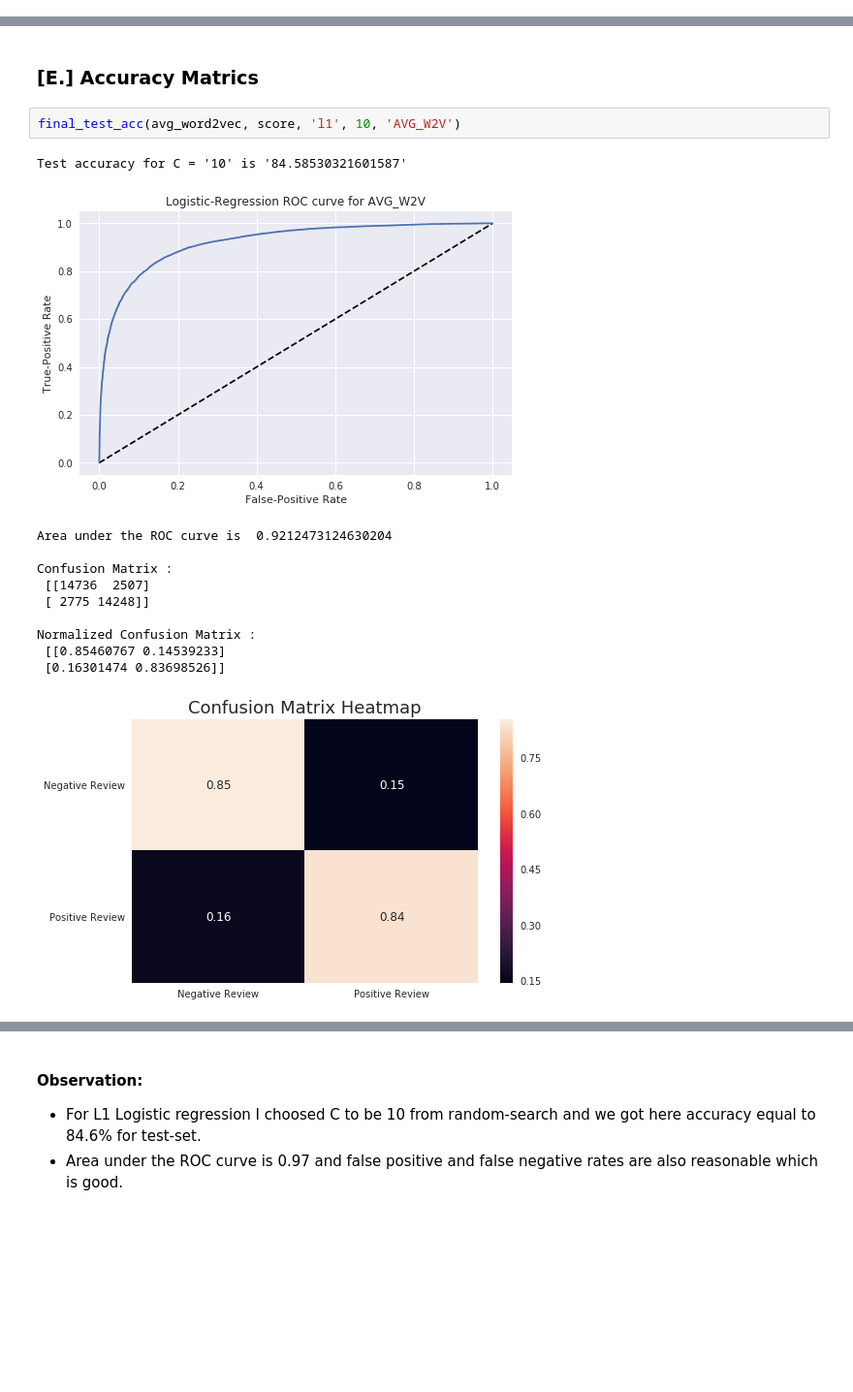
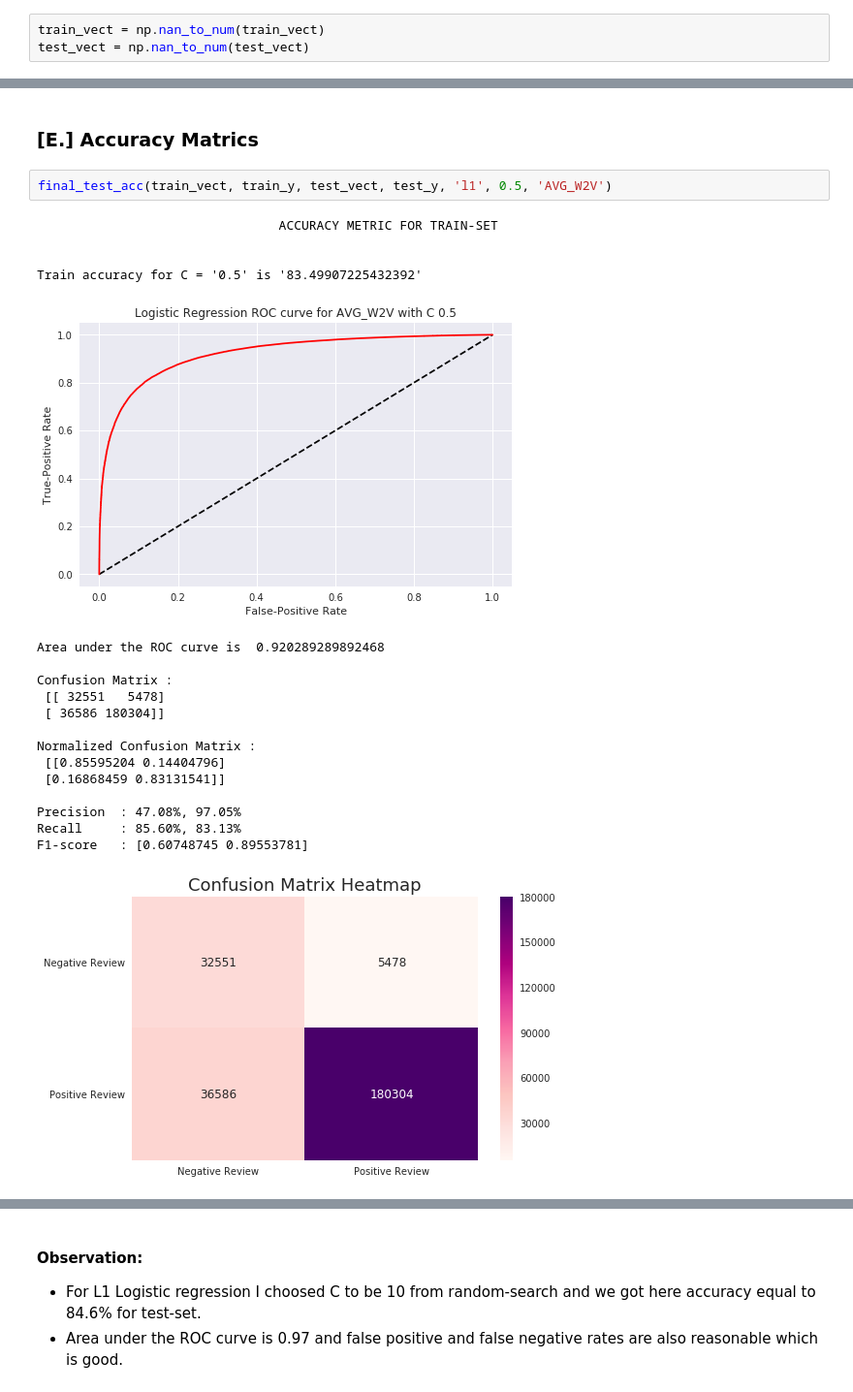
Before and after one commit to sradheya99/ML-Algorithms, a Jupyter notebook: 4.LogisticRegression/LogisticRegression_AZ.ipynb, the cells around one changed output, grey strips where cells are left out. Shown at 97% size. Drawn from its saved outputs; the diff is of its cells as text; blank space fills up the shorter version.

```diff
--- a/4.LogisticRegression/LogisticRegression_AZ.ipynb
+++ b/4.LogisticRegression/LogisticRegression_AZ.ipynb
@@ -1341,5 +1358,8 @@ error_comparision(cv_l2_wv, train_l2_wv)
 w2v_model = gensim.models.Word2Vec(train_x, min_count=5, size=100, workers=8)
 train_vect = avg_w2v(train_x, w2v_model)
 test_vect = avg_w2v(test_x, w2v_model)
+# %%
+train_vect = np.nan_to_num(train_vect)
+test_vect = np.nan_to_num(test_vect)
 # %% [markdown]
 ### [C.] Grid Search
@@ -1377,18 +1399,25 @@ random_search_cv(train_vect, train_y, test_vect, test_y, 'l2')
 * From random-search we are getting optimal C equal to 11.8 for L2 Logistic Regression and the accuracy is equal to the L1 accuracy score.
 # %% [markdown]
 ### [E.] Accuracy Matrics
-# %%
-final_test_acc(avg_word2vec, score, 'l1', 10, 'AVG_W2V')
-# %% [output]
-Test accuracy for C = '10' is '84.58530321601587'
-[figure, removed]
-Area under the ROC curve is  0.9212473124630204
-
-Confusion Matrix :
- [[14736  2507]
- [ 2775 14248]]
-
-Normalized Confusion Matrix :
- [[0.85460767 0.14539233]
- [0.16301474 0.83698526]]
-[figure, removed]
+# %%
+final_test_acc(train_vect, train_y, test_vect, test_y, 'l1', 0.5, 'AVG_W2V')
+# %% [output]
+                                ACCURACY METRIC FOR TRAIN-SET
+
+
+Train accuracy for C = '0.5' is '83.49907225432392'
+[figure, added]
+Area under the ROC curve is  0.920289289892468
+
+Confusion Matrix :
+ [[ 32551   5478]
+ [ 36586 180304]]
+
+Normalized Confusion Matrix :
+ [[0.85595204 0.14404796]
+ [0.16868459 0.83131541]]
+
+Precision  : 47.08%, 97.05%
+Recall     : 85.60%, 83.13%
+F1-score   : [0.60748745 0.89553781]
+[figure, added]
```
Also changed, not shown: parts of 18 cells of this notebook.
